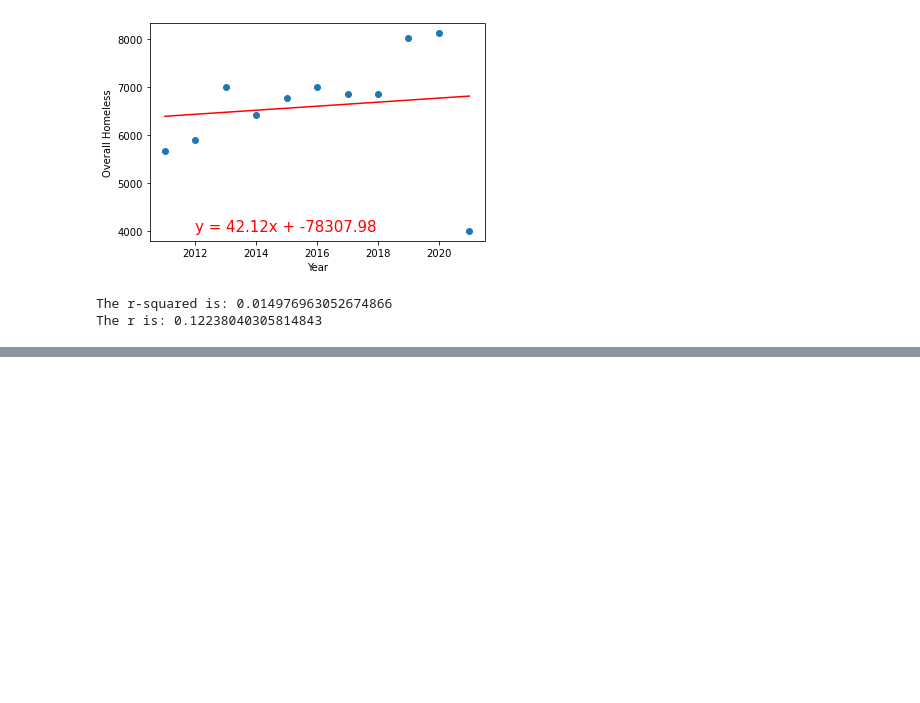
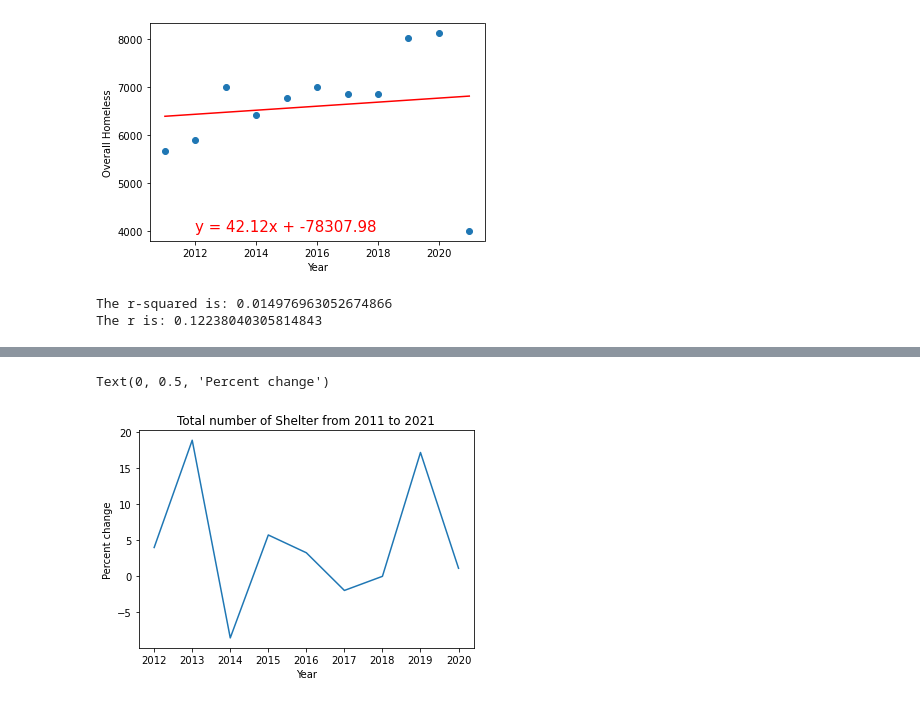
Before and after one commit to scbigler/Project1, a Jupyter notebook: Shelter_year.ipynb, the cells around one changed output, grey strips where cells are left out. Drawn from its saved outputs; the diff is of its cells as text; code cells hidden in the pictures; blank space fills up the shorter version.

```diff
--- a/Shelter_year.ipynb
+++ b/Shelter_year.ipynb
@@ -151,0 +141,5 @@ plt.scatter(combine.columns.astype('int'), combine.iloc[1], marker = "o", faceco
+# %%
+oah2 = oah1.pct_change()
+
+oah2 = round(oah2*100,2)
+print(oah2)
@@ -151,0 +159,9 @@ plt.scatter(combine.columns.astype('int'), combine.iloc[1], marker = "o", faceco
+# %%
+oah2 = oah2.drop('2021')
+plt.plot(oah2)
+plt.title('Total number of Shelter from 2011 to 2021')
+plt.xlabel('Year')
+plt.ylabel('Percent change')
+# %% [output]
+Text(0, 0.5, 'Percent change')
+[figure, added]
```
Also changed, not shown: parts of 8 cells of this notebook.
